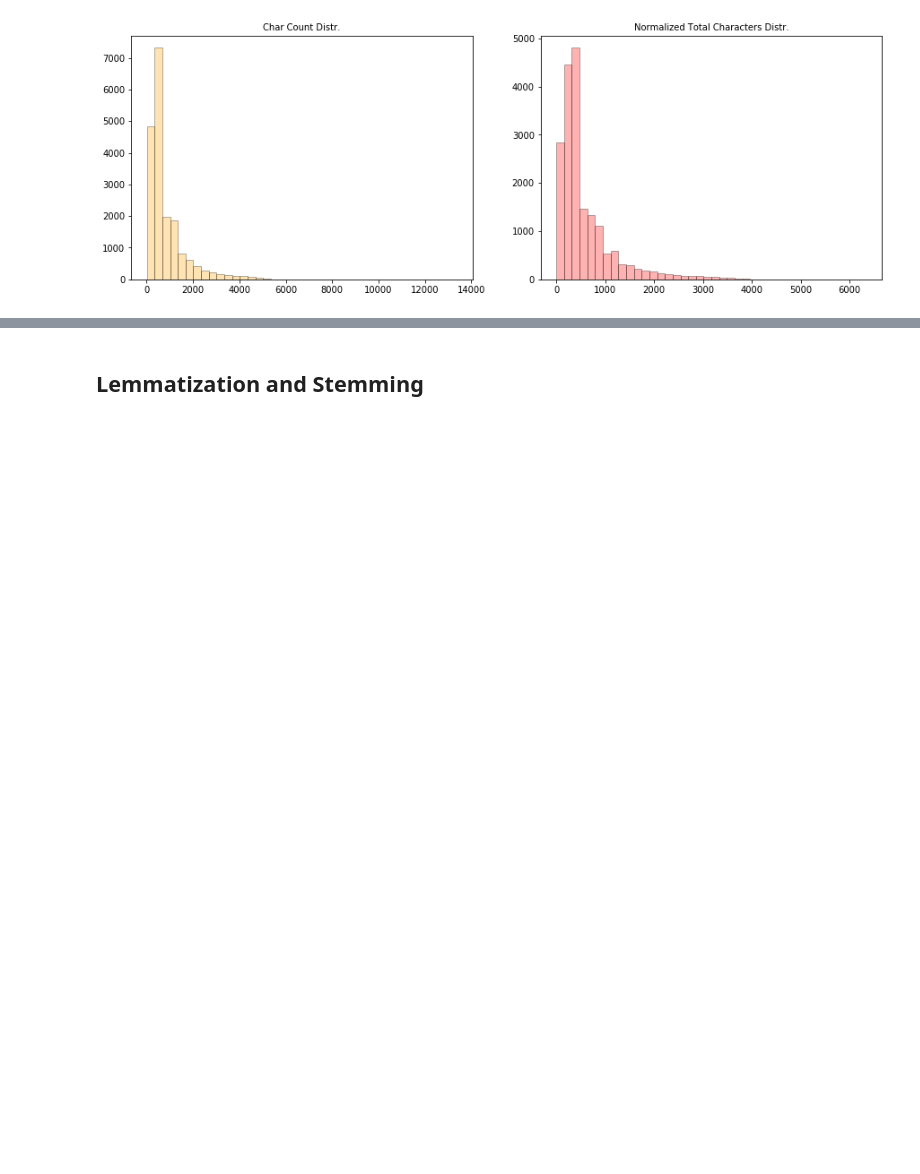
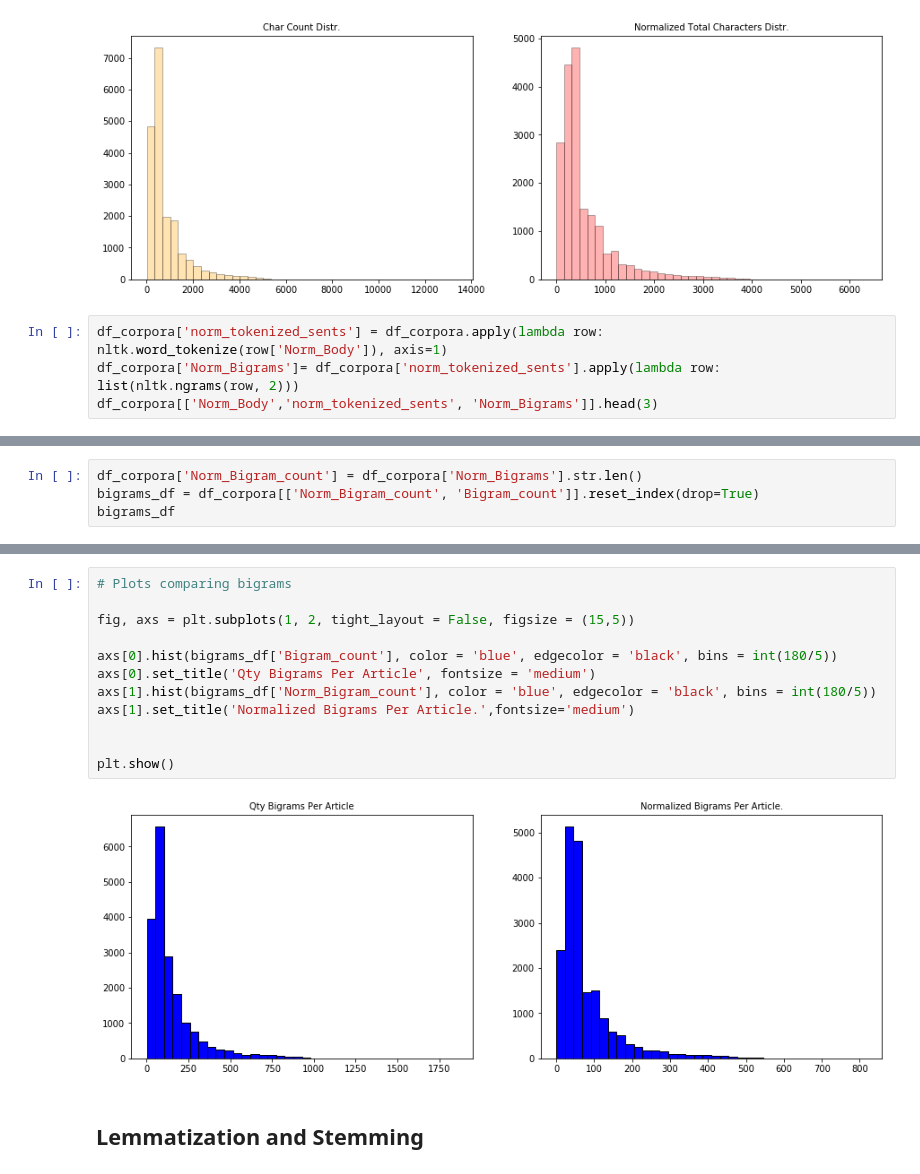
Before and after one commit to sedv8808/Simple_Word_Counting, a Jupyter notebook: Simple_Word_Counting.ipynb, the cells around one changed output, grey strips where cells are left out. Drawn from its saved outputs; the diff is of its cells as text; blank space fills up the shorter version.

```diff
--- a/Simple_Word_Counting.ipynb
+++ b/Simple_Word_Counting.ipynb
@@ -300,3 +305,7 @@ axs[1].set_title('Normalized Total Characters Distr.',fontsize='medium')
 plt.show()
 # %% [output]
 [figure]
+# %%
+df_corpora['norm_tokenized_sents'] = df_corpora.apply(lambda row: nltk.word_tokenize(row['Norm_Body']), axis=1)
+df_corpora['Norm_Bigrams']= df_corpora['norm_tokenized_sents'].apply(lambda row: list(nltk.ngrams(row, 2)))
+df_corpora[['Norm_Body','norm_tokenized_sents', 'Norm_Bigrams']].head(3)
@@ -302,0 +317,4 @@ plt.show()
+# %%
+df_corpora['Norm_Bigram_count'] = df_corpora['Norm_Bigrams'].str.len()
+bigrams_df = df_corpora[['Norm_Bigram_count', 'Bigram_count']].reset_index(drop=True)
+bigrams_df
@@ -303,3 +335,17 @@ plt.show()
+# %%
+# Plots comparing bigrams
+
+fig, axs = plt.subplots(1, 2, tight_layout = False, figsize = (15,5))
+
+axs[0].hist(bigrams_df['Bigram_count'], color = 'blue', edgecolor = 'black', bins = int(180/5))
+axs[0].set_title('Qty Bigrams Per Article', fontsize = 'medium')
+axs[1].hist(bigrams_df['Norm_Bigram_count'], color = 'blue', edgecolor = 'black', bins = int(180/5))
+axs[1].set_title('Normalized Bigrams Per Article.',fontsize='medium')
+
+
+plt.show()
+# %% [output]
+[figure, added]
 # %% [markdown]
 ## Lemmatization and Stemming
 # %%
```
Also changed, not shown: parts of 4 cells of this notebook.
